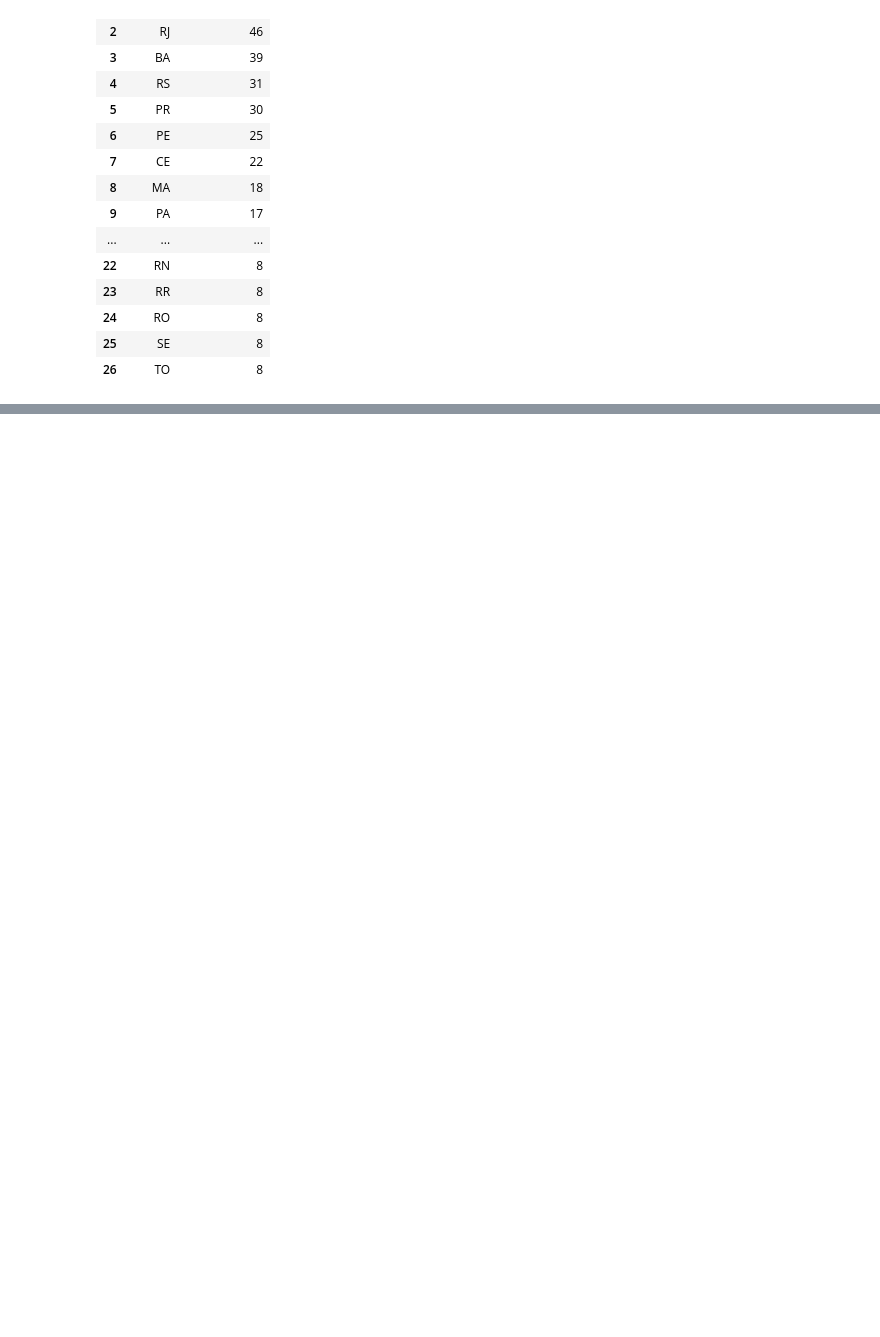
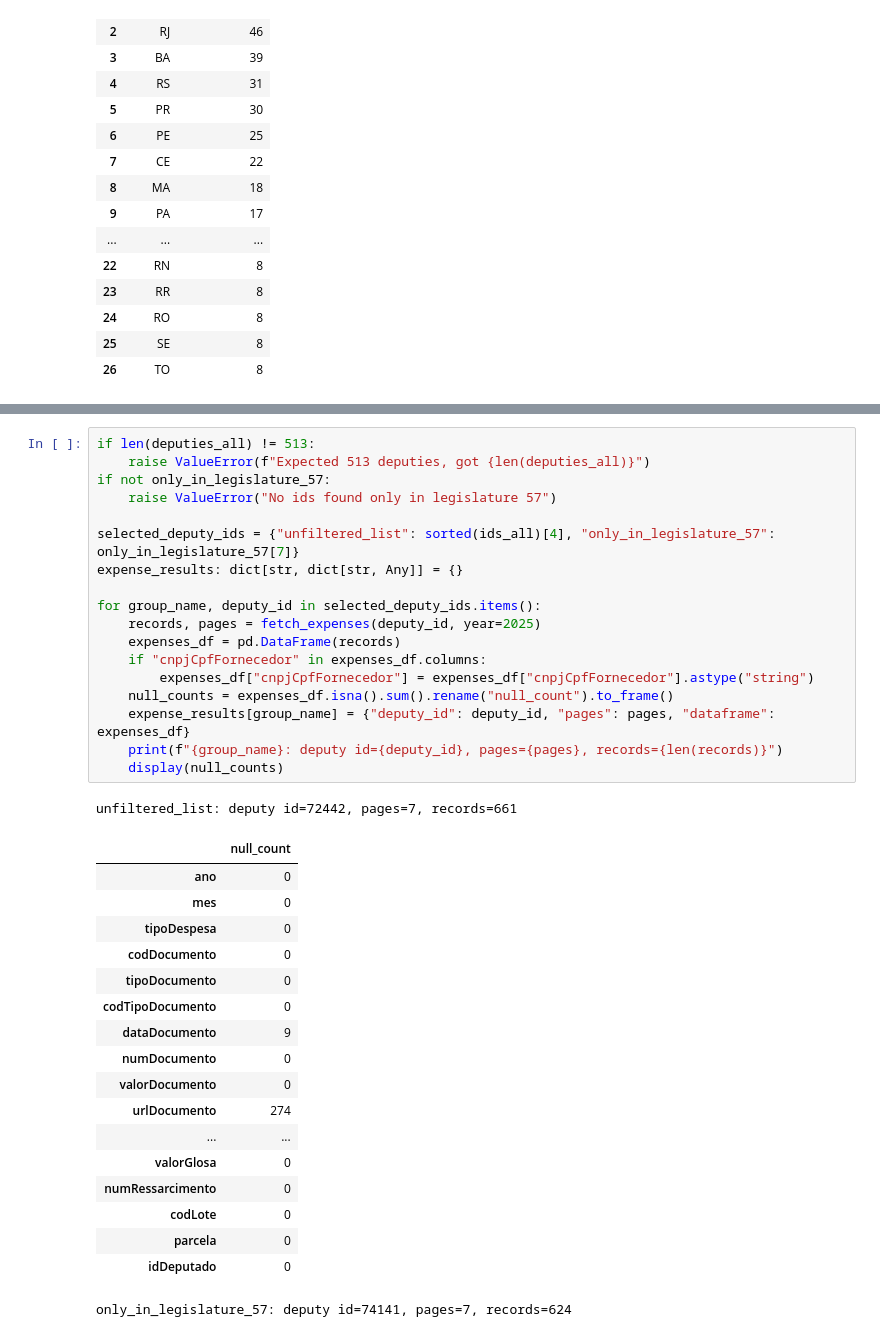
Before and after one commit to GustavoHenriqueMS/cota-parlamentar-analytics, a Jupyter notebook: notebooks/01_exploracao_api.ipynb, the cells around one changed output, grey strips where cells are left out. Cells and saved outputs as stored; diff of their text form; blank space fills up the shorter version.

```diff
--- a/notebooks/01_exploracao_api.ipynb
+++ b/notebooks/01_exploracao_api.ipynb
@@ -114,0 +152,38 @@ deputies_by_state
+# %%
+if len(deputies_all) != 513:
+    raise ValueError(f"Expected 513 deputies, got {len(deputies_all)}")
+if not only_in_legislature_57:
+    raise ValueError("No ids found only in legislature 57")
+
+selected_deputy_ids = {"unfiltered_list": sorted(ids_all)[4], "only_in_legislature_57": only_in_legislature_57[7]}
+expense_results: dict[str, dict[str, Any]] = {}
+
+for group_name, deputy_id in selected_deputy_ids.items():
+    records, pages = fetch_expenses(deputy_id, year=2025)
+    expenses_df = pd.DataFrame(records)
+    if "cnpjCpfFornecedor" in expenses_df.columns:
+        expenses_df["cnpjCpfFornecedor"] = expenses_df["cnpjCpfFornecedor"].astype("string")
+    null_counts = expenses_df.isna().sum().rename("null_count").to_frame()
+    expense_results[group_name] = {"deputy_id": deputy_id, "pages": pages, "dataframe": expenses_df}
+    print(f"{group_name}: deputy id={deputy_id}, pages={pages}, records={len(records)}")
+    display(null_counts)
+# %% [output]
+unfiltered_list: deputy id=72442, pages=7, records=661
+|  | null_count |
+| ano | 0 |
+| mes | 0 |
+| tipoDespesa | 0 |
+| codDocumento | 0 |
+| tipoDocumento | 0 |
+| codTipoDocumento | 0 |
+| dataDocumento | 9 |
+| numDocumento | 0 |
+| valorDocumento | 0 |
+| urlDocumento | 274 |
+| ... | ... |
+| valorGlosa | 0 |
+| numRessarcimento | 0 |
+| codLote | 0 |
+| parcela | 0 |
+| idDeputado | 0 |
+only_in_legislature_57: deputy id=74141, pages=7, records=624
```
Also changed, not shown: parts of 8 cells of this notebook.
